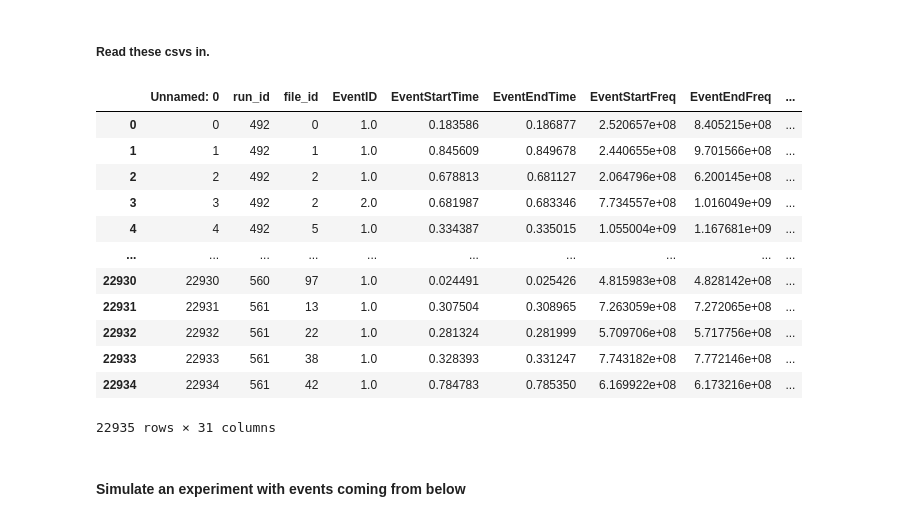
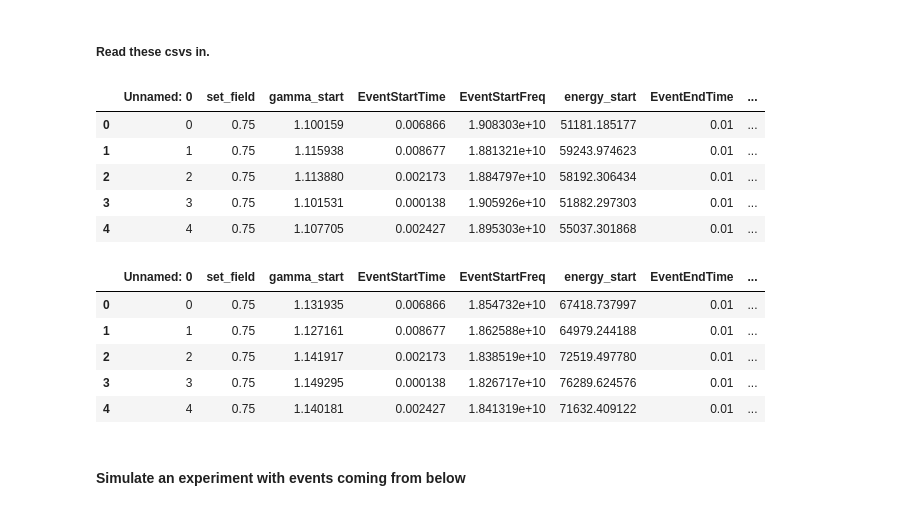
Before and after one commit to drewbyron/rocks-analysis-notebooks, a Jupyter notebook: MC_thesis_studies.ipynb, the cells around one changed output. Saved outputs shown, nothing was run; the diff lists cells and outputs as text; code cells hidden in the pictures.

```diff
--- a/MC_thesis_studies.ipynb
+++ b/MC_thesis_studies.ipynb
@@ -1277,21 +1275,21 @@ KeyboardInterrupt:
 # %%
 events_he = pd.read_csv(events_he_path)
 events_ne = pd.read_csv(events_ne_path)
-display(events_ne)
+display(events_he.head())
+display(events_ne.head())
 # %% [output]
-|  | Unnamed: 0 | run_id | file_id | EventID | EventStartTime | EventEndTime | EventStartFreq | EventEndFreq | ... |
-| 0 | 0 | 492 | 0 | 1.0 | 0.183586 | 0.186877 | 2.520657e+08 | 8.405215e+08 | ... |
-| 1 | 1 | 492 | 1 | 1.0 | 0.845609 | 0.849678 | 2.440655e+08 | 9.701566e+08 | ... |
-| 2 | 2 | 492 | 2 | 1.0 | 0.678813 | 0.681127 | 2.064796e+08 | 6.200145e+08 | ... |
-| 3 | 3 | 492 | 2 | 2.0 | 0.681987 | 0.683346 | 7.734557e+08 | 1.016049e+09 | ... |
-| 4 | 4 | 492 | 5 | 1.0 | 0.334387 | 0.335015 | 1.055004e+09 | 1.167681e+09 | ... |
-| ... | ... | ... | ... | ... | ... | ... | ... | ... | ... |
-| 22930 | 22930 | 560 | 97 | 1.0 | 0.024491 | 0.025426 | 4.815983e+08 | 4.828142e+08 | ... |
-| 22931 | 22931 | 561 | 13 | 1.0 | 0.307504 | 0.308965 | 7.263059e+08 | 7.272065e+08 | ... |
-| 22932 | 22932 | 561 | 22 | 1.0 | 0.281324 | 0.281999 | 5.709706e+08 | 5.717756e+08 | ... |
-| 22933 | 22933 | 561 | 38 | 1.0 | 0.328393 | 0.331247 | 7.743182e+08 | 7.772146e+08 | ... |
-| 22934 | 22934 | 561 | 42 | 1.0 | 0.784783 | 0.785350 | 6.169922e+08 | 6.173216e+08 | ... |
+|  | Unnamed: 0 | set_field | gamma_start | EventStartTime | EventStartFreq | energy_start | EventEndTime | ... |
+| 0 | 0 | 0.75 | 1.100159 | 0.006866 | 1.908303e+10 | 51181.185177 | 0.01 | ... |
+| 1 | 1 | 0.75 | 1.115938 | 0.008677 | 1.881321e+10 | 59243.974623 | 0.01 | ... |
+| 2 | 2 | 0.75 | 1.113880 | 0.002173 | 1.884797e+10 | 58192.306434 | 0.01 | ... |
+| 3 | 3 | 0.75 | 1.101531 | 0.000138 | 1.905926e+10 | 51882.297303 | 0.01 | ... |
+| 4 | 4 | 0.75 | 1.107705 | 0.002427 | 1.895303e+10 | 55037.301868 | 0.01 | ... |
-22935 rows × 31 columns
+|  | Unnamed: 0 | set_field | gamma_start | EventStartTime | EventStartFreq | energy_start | EventEndTime | ... |
+| 0 | 0 | 0.75 | 1.131935 | 0.006866 | 1.854732e+10 | 67418.737997 | 0.01 | ... |
+| 1 | 1 | 0.75 | 1.127161 | 0.008677 | 1.862588e+10 | 64979.244188 | 0.01 | ... |
+| 2 | 2 | 0.75 | 1.141917 | 0.002173 | 1.838519e+10 | 72519.497780 | 0.01 | ... |
+| 3 | 3 | 0.75 | 1.149295 | 0.000138 | 1.826717e+10 | 76289.624576 | 0.01 | ... |
+| 4 | 4 | 0.75 | 1.140181 | 0.002427 | 1.841319e+10 | 71632.409122 | 0.01 | ... |
 # %% [markdown]
 #### Simulate an experiment with events coming from below
 # %%
```
Also changed, not shown: parts of 8 cells of this notebook, 7 other files.
